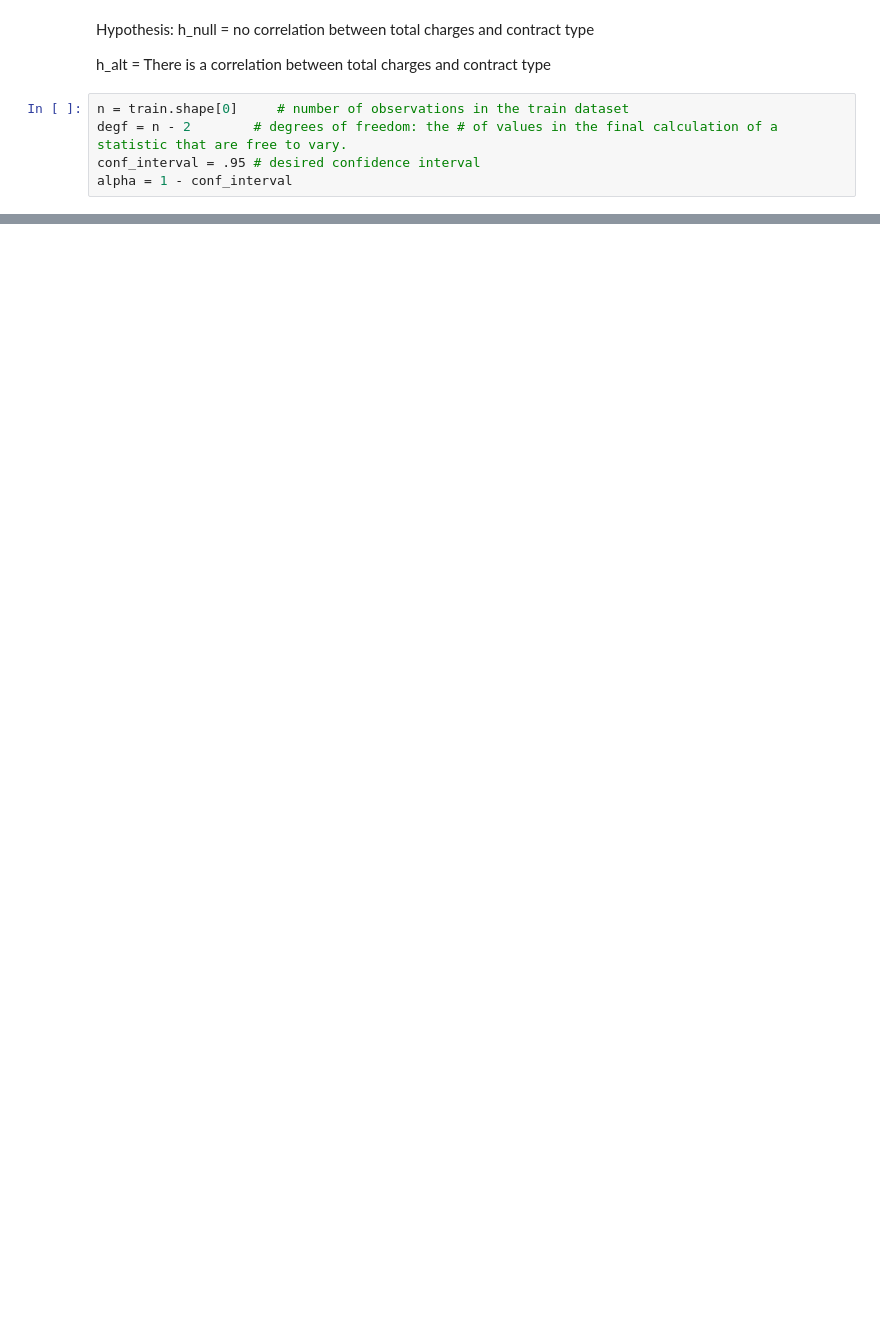
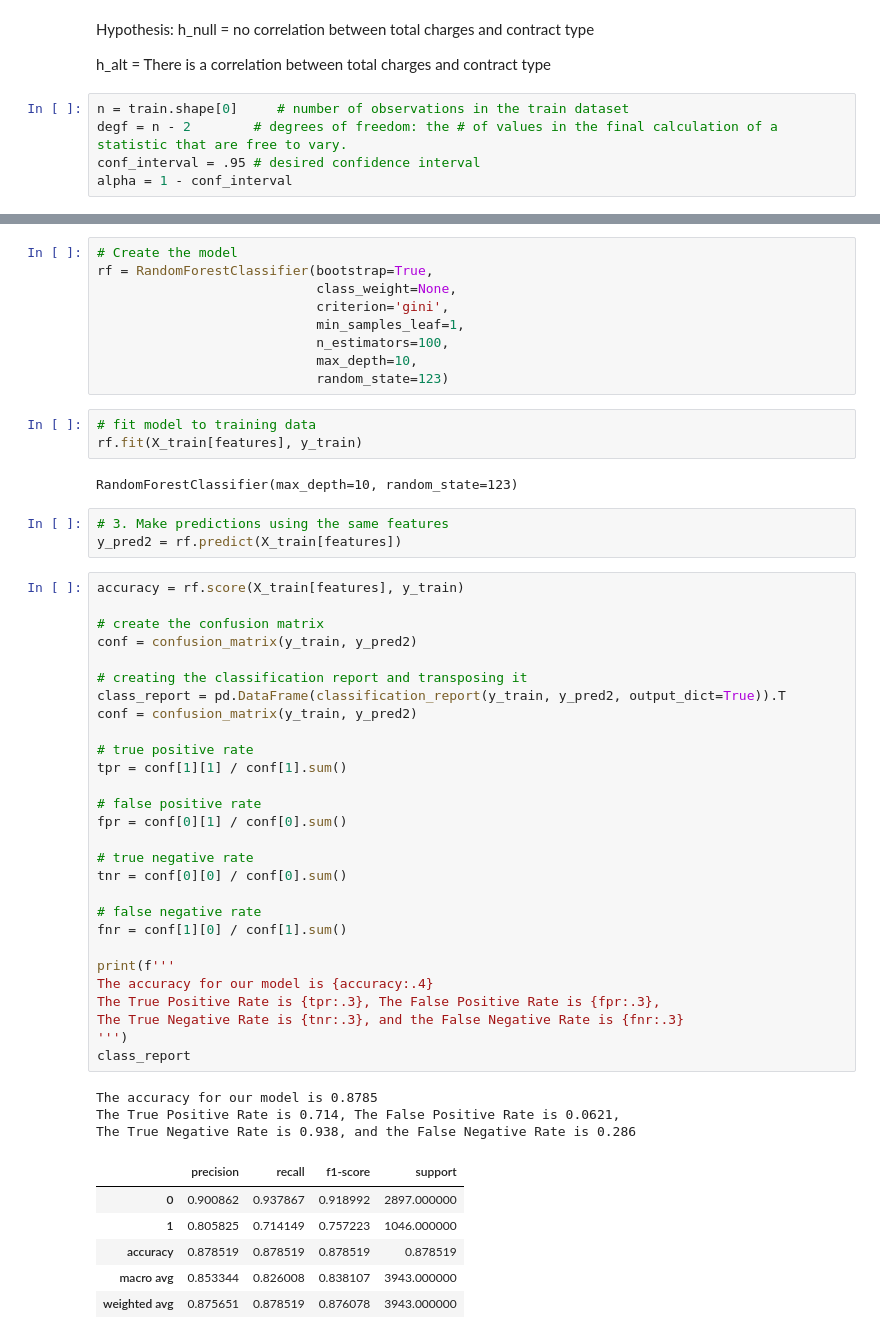
Before and after one commit to mariamnaqvi/predicting_customer_churn, a Jupyter notebook: final_report_telco.ipynb, the cells around one changed output, grey strips where cells are left out. Saved outputs shown, nothing was run; the diff lists cells and outputs as text; blank space fills up the shorter version.

```diff
--- a/final_report_telco.ipynb
+++ b/final_report_telco.ipynb
@@ -351,0 +328,55 @@ train.corr()
+# %%
+# Create the model
+rf = RandomForestClassifier(bootstrap=True,
+                            class_weight=None,
+                            criterion='gini',
+                            min_samples_leaf=1,
+                            n_estimators=100,
+                            max_depth=10,
+                            random_state=123)
+# %%
+# fit model to training data
+rf.fit(X_train[features], y_train)
+# %% [output]
+RandomForestClassifier(max_depth=10, random_state=123)
+# %%
+# 3. Make predictions using the same features
+y_pred2 = rf.predict(X_train[features])
+# %%
+accuracy = rf.score(X_train[features], y_train)
+
+# create the confusion matrix
+conf = confusion_matrix(y_train, y_pred2)
+
+# creating the classification report and transposing it
+class_report = pd.DataFrame(classification_report(y_train, y_pred2, output_dict=True)).T
+conf = confusion_matrix(y_train, y_pred2)
+
+# true positive rate
+tpr = conf[1][1] / conf[1].sum()
+
+# false positive rate
+fpr = conf[0][1] / conf[0].sum()
+
+# true negative rate
+tnr = conf[0][0] / conf[0].sum()
+
+# false negative rate
+fnr = conf[1][0] / conf[1].sum()
+
+print(f'''
+The accuracy for our model is {accuracy:.4}
+The True Positive Rate is {tpr:.3}, The False Positive Rate is {fpr:.3},
+The True Negative Rate is {tnr:.3}, and the False Negative Rate is {fnr:.3}
+''')
+class_report
+# %% [output]
+The accuracy for our model is 0.8785
+The True Positive Rate is 0.714, The False Positive Rate is 0.0621,
+The True Negative Rate is 0.938, and the False Negative Rate is 0.286
+|  | precision | recall | f1-score | support |
+| 0 | 0.900862 | 0.937867 | 0.918992 | 2897.000000 |
+| 1 | 0.805825 | 0.714149 | 0.757223 | 1046.000000 |
+| accuracy | 0.878519 | 0.878519 | 0.878519 | 0.878519 |
+| macro avg | 0.853344 | 0.826008 | 0.838107 | 3943.000000 |
+| weighted avg | 0.875651 | 0.878519 | 0.876078 | 3943.000000 |
```
Also changed, not shown: parts of 40 cells of this notebook.
